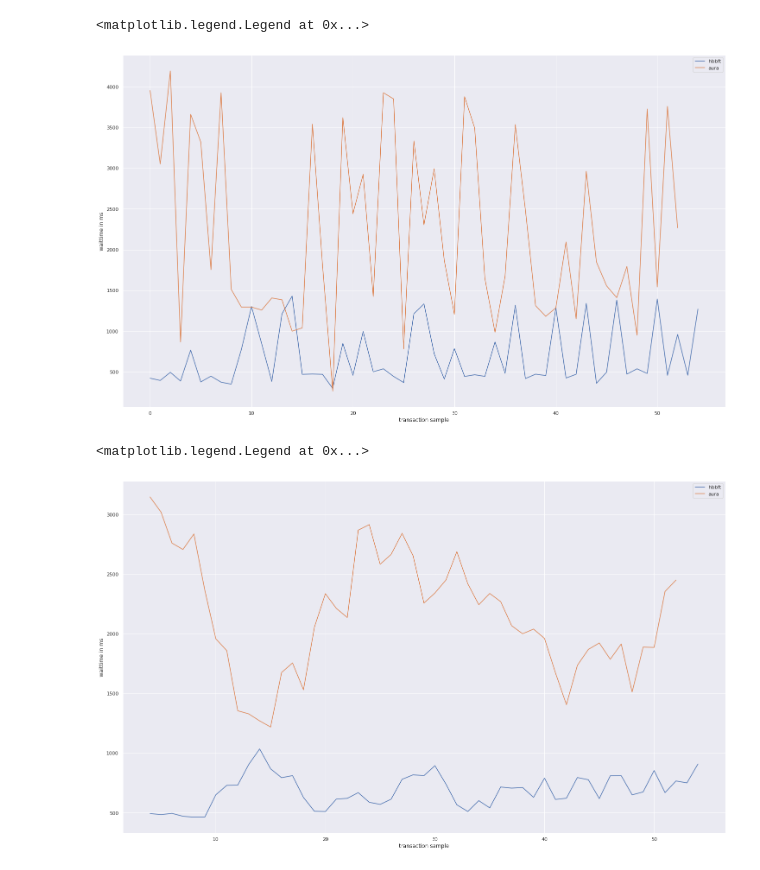
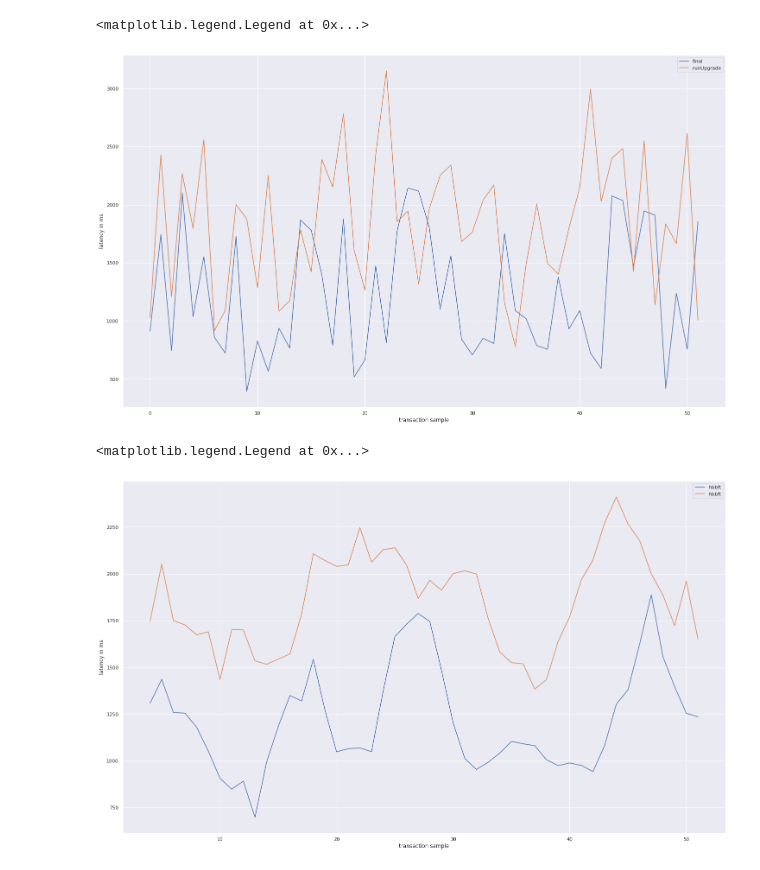
Before and after one commit to lab10-coop/honey-badger-testing, a Jupyter notebook: jupyter/final_transactions_compare.ipynb, the cells around one changed output. Cells and saved outputs as stored; diff of their text form; code cells hidden in the pictures.

```diff
--- a/jupyter/final_transactions_compare.ipynb
+++ b/jupyter/final_transactions_compare.ipynb
@@ -6,10 +6,10 @@ testStat = 'latency_5m_single_transactions'
 # testalgo = 'hbbft'
 testalgo1 = 'hbbft'
 testrun1 = 'final'
-testname1 = 'latency1'
+testname1 = 'latency2'
 
-testalgo2 = 'aura'
-testrun2 = 'final'
+testalgo2 = 'hbbft'
+testrun2 = 'runUpgrade'
 testname2 = testname1  # most of the time we wan't to compare the same tests against each other.
 # %%
 import numpy as np
@@ -47,18 +47,18 @@ df1.head()
 # %%
-plot = plt.plot(df1.durationSendToConfirmation, label=testalgo1)
-plot = plt.plot(df2.durationSendToConfirmation, label=testalgo2)
+plot = plt.plot(df1.durationSendToConfirmation, label=testrun1)
+plot = plt.plot(df2.durationSendToConfirmation, label=testrun2)
 
 plt.xlabel('transaction sample')
-plt.ylabel('waittime in ms')
+plt.ylabel('latency in ms')
 
 plt.legend()
 
 
 
 #plot = plt.plot(dfAura.durationSendToConfirmation)
 # %% [output]
 <matplotlib.legend.Legend at 0x...>
-[figure, old version]
+[figure, new version]
 # %%
 plot = plt.plot(df1.durationSendToConfirmation.rolling(window=5).mean(),  label=testalgo1)
 plot = plt.plot(df2.durationSendToConfirmation.rolling(window=5).mean(),  label=testalgo2)
@@ -66,9 +66,9 @@ plot = plt.plot(df2.durationSendToConfirmation.rolling(window=5).mean(),  label=
 
 
 plt.xlabel('transaction sample')
-plt.ylabel('waittime in ms')
+plt.ylabel('latency in ms')
 
 plt.legend()
 # %% [output]
 <matplotlib.legend.Legend at 0x...>
-[figure, old version]
+[figure, new version]
```
Also changed, not shown: parts of 1 cell of this notebook, 20 other files.
